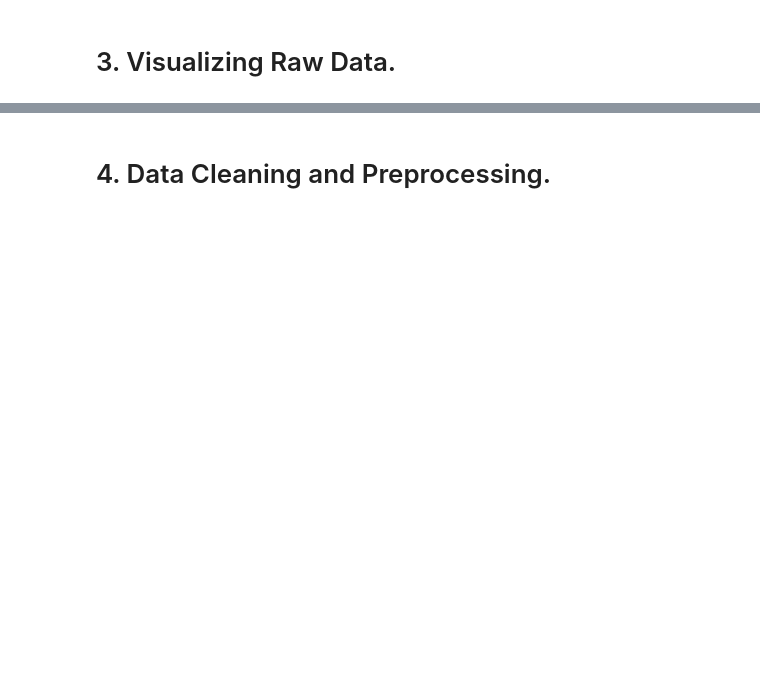
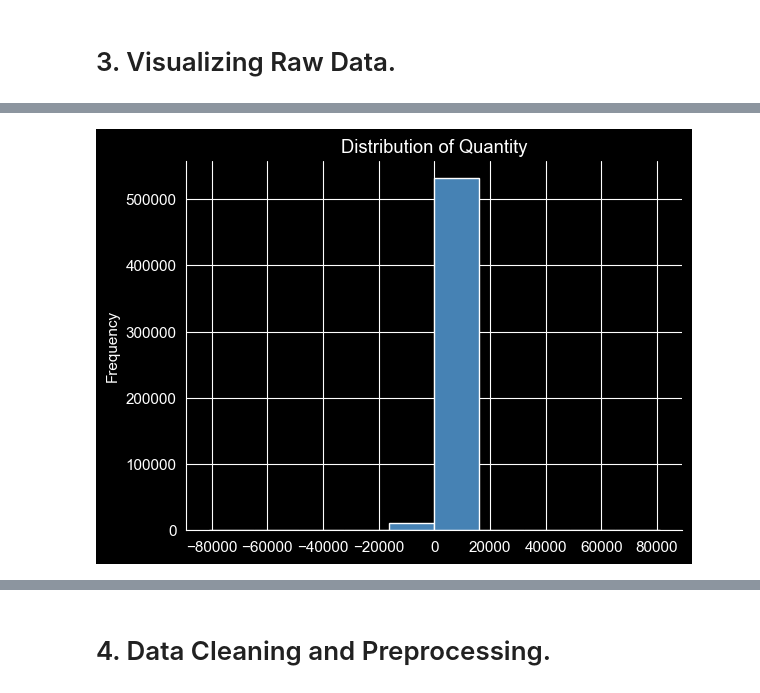
Before and after one commit to yaosaychi/CS4412_DataMiningProject, a Jupyter notebook: notebookFiles/organized data notebook.ipynb, the cells around one changed output, grey strips where cells are left out. Drawn from its saved outputs; the diff is of its cells as text; code cells hidden in the pictures; blank space fills up the shorter version.

```diff
--- a/notebookFiles/organized data notebook.ipynb
+++ b/notebookFiles/organized data notebook.ipynb
@@ -50,0 +69,5 @@ Raw dataset: 541,909 rows, 8 columns
+# %%
+df["Quantity"].plot.hist(bins=10,color = 'steelblue').set_title("Distribution of Quantity")
+plt.show()
+# %% [output]
+[figure, added]
```
Also changed, not shown: parts of 33 cells of this notebook, 1 other file.
